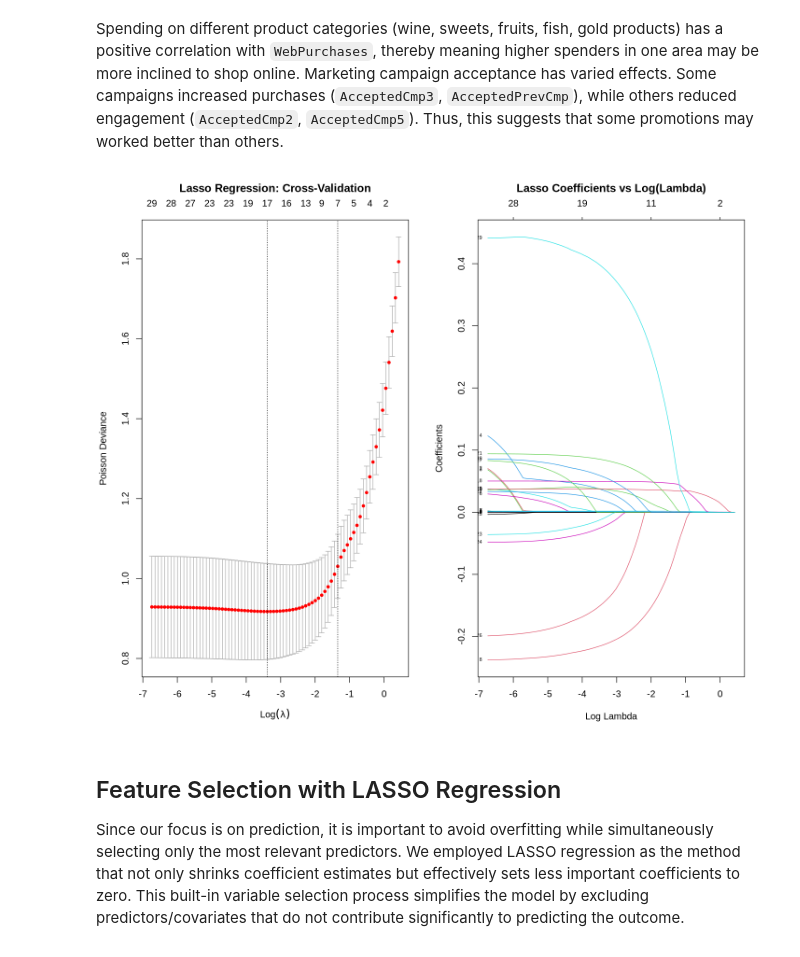
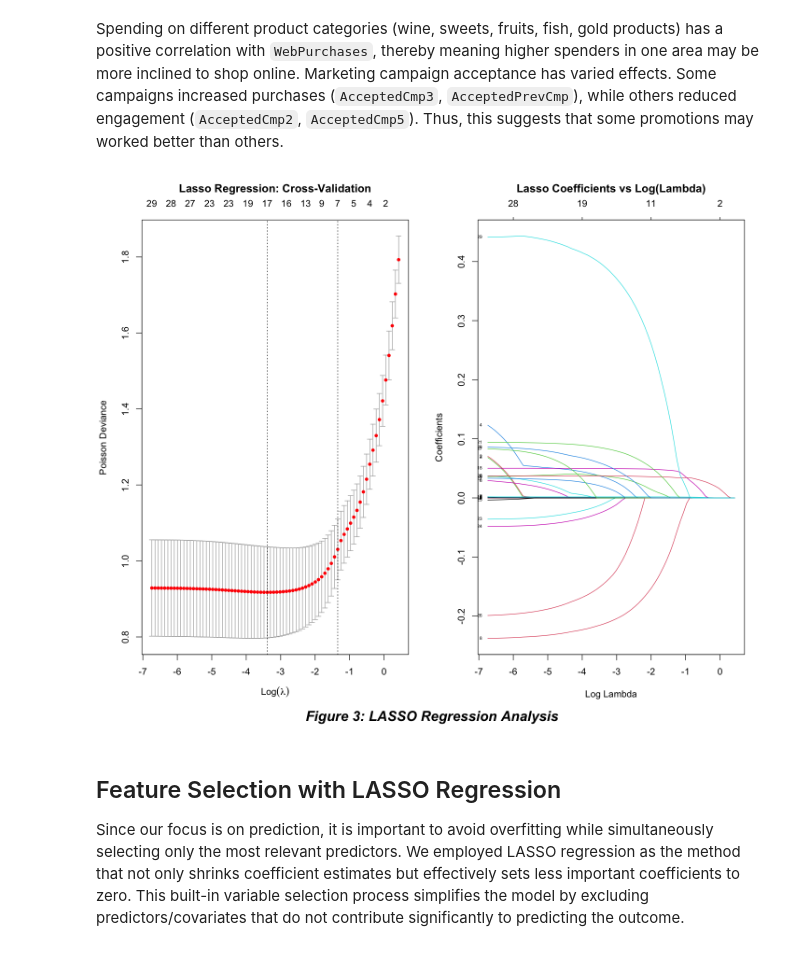
Before and after one commit to DrakenRaptor/STAT301_ProjectGrp26, a Jupyter notebook: STAT301 Grp 26 Project Final.ipynb, the cells around one changed output. Saved outputs shown, nothing was run; the diff lists cells and outputs as text; code cells hidden in the pictures.

Commit message:
Added Figure 3 in the LASSO plot

```diff
--- a/STAT301 Grp 26 Project Final.ipynb
+++ b/STAT301 Grp 26 Project Final.ipynb
@@ -517,18 +523,21 @@ Marketing campaign acceptance has varied effects. Some campaigns increased purch
 # %%
 # Main Developer: Eaven
 
-# Set up a plotting layout
-par(mfrow = c(1, 2))  # 1 row, 2 columns
+# Set up a plotting layout with outer margin for caption
+par(mfrow = c(1, 2), oma = c(2, 0, 0, 0))  # 1 row, 2 columns, with bottom margin
 
 # Plot cross-validation results for LASSO
 plot(lasso_model)
 title("Lasso Regression: Cross-Validation", line = 2.5)
 
 # Plot coefficient shrinkage against log(lambda)
 plot(lasso_model$glmnet.fit, xvar = "lambda", label = TRUE)
 title("Lasso Coefficients vs Log(Lambda)", line = 2.5)
+
+# Add "Figure 3" at the bottom of the combined plot
+mtext("Figure 3: LASSO Regression Analysis", side = 1, line = 0, outer = TRUE, cex = 1.5, font = 4)
 # %% [output]
-[figure, old version]
+[figure, new version]
 # %% [markdown]
 ## Feature Selection with LASSO Regression
 
```
Also changed, not shown: parts of 4 cells of this notebook.
